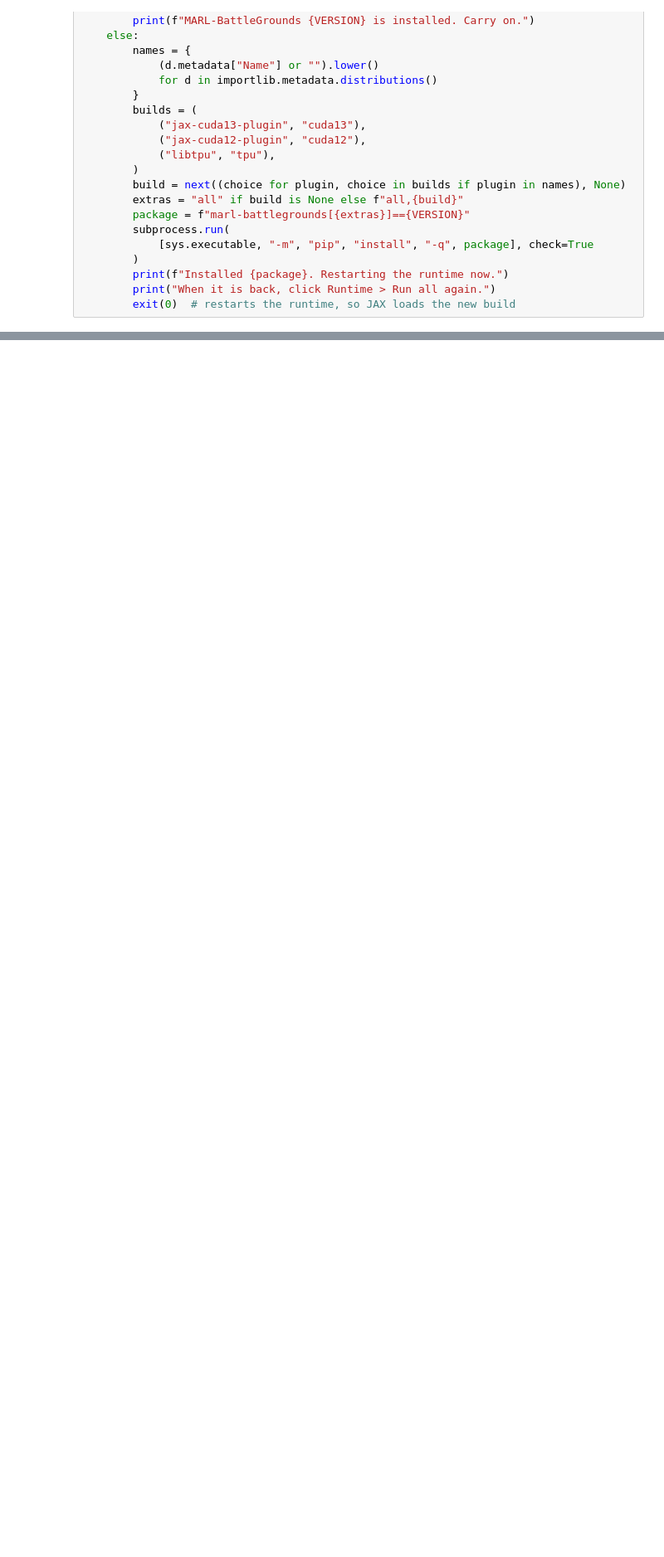
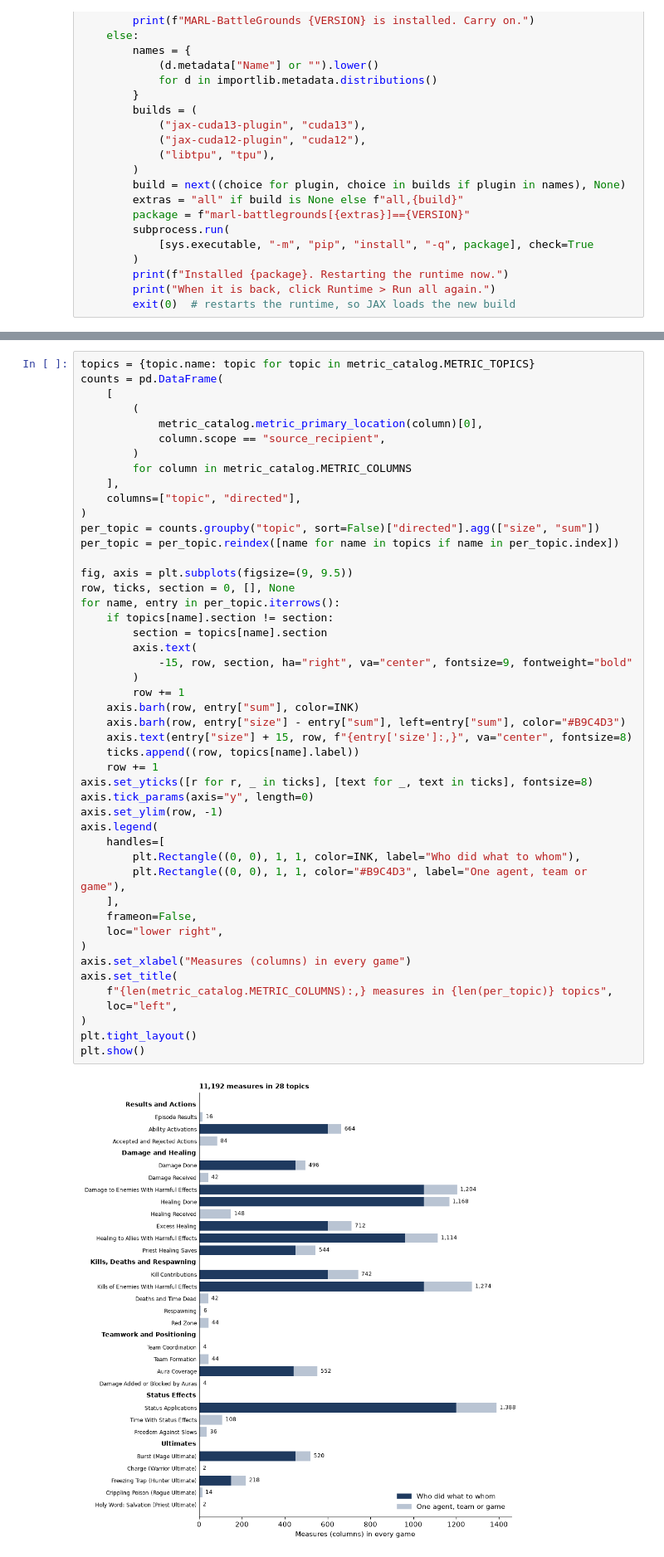
Before and after one commit to arm-2-lab/MARL-BattleGrounds, a Jupyter notebook: examples/evaluate/evaluation_analysis.ipynb, the cells around one changed output, grey strips where cells are left out. Shown at 83% size. Drawn from its saved outputs; the diff is of its cells as text; blank space fills up the shorter version.

```diff
--- a/examples/evaluate/evaluation_analysis.ipynb
+++ b/examples/evaluate/evaluation_analysis.ipynb
@@ -1270,0 +607,49 @@ print("Original results remain at:", result_dir)
+# %%
+topics = {topic.name: topic for topic in metric_catalog.METRIC_TOPICS}
+counts = pd.DataFrame(
+    [
+        (
+            metric_catalog.metric_primary_location(column)[0],
+            column.scope == "source_recipient",
+        )
+        for column in metric_catalog.METRIC_COLUMNS
+    ],
+    columns=["topic", "directed"],
+)
+per_topic = counts.groupby("topic", sort=False)["directed"].agg(["size", "sum"])
+per_topic = per_topic.reindex([name for name in topics if name in per_topic.index])
+
+fig, axis = plt.subplots(figsize=(9, 9.5))
+row, ticks, section = 0, [], None
+for name, entry in per_topic.iterrows():
+    if topics[name].section != section:
+        section = topics[name].section
+        axis.text(
+            -15, row, section, ha="right", va="center", fontsize=9, fontweight="bold"
+        )
+        row += 1
+    axis.barh(row, entry["sum"], color=INK)
+    axis.barh(row, entry["size"] - entry["sum"], left=entry["sum"], color="#B9C4D3")
+    axis.text(entry["size"] + 15, row, f"{entry['size']:,}", va="center", fontsize=8)
+    ticks.append((row, topics[name].label))
+    row += 1
+axis.set_yticks([r for r, _ in ticks], [text for _, text in ticks], fontsize=8)
+axis.tick_params(axis="y", length=0)
+axis.set_ylim(row, -1)
+axis.legend(
+    handles=[
+        plt.Rectangle((0, 0), 1, 1, color=INK, label="Who did what to whom"),
+        plt.Rectangle((0, 0), 1, 1, color="#B9C4D3", label="One agent, team or game"),
+    ],
+    frameon=False,
+    loc="lower right",
+)
+axis.set_xlabel("Measures (columns) in every game")
+axis.set_title(
+    f"{len(metric_catalog.METRIC_COLUMNS):,} measures in {len(per_topic)} topics",
+    loc="left",
+)
+plt.tight_layout()
+plt.show()
+# %% [output]
+[figure, added]
```
Also changed, not shown: parts of 48 cells of this notebook, 15 other files.
